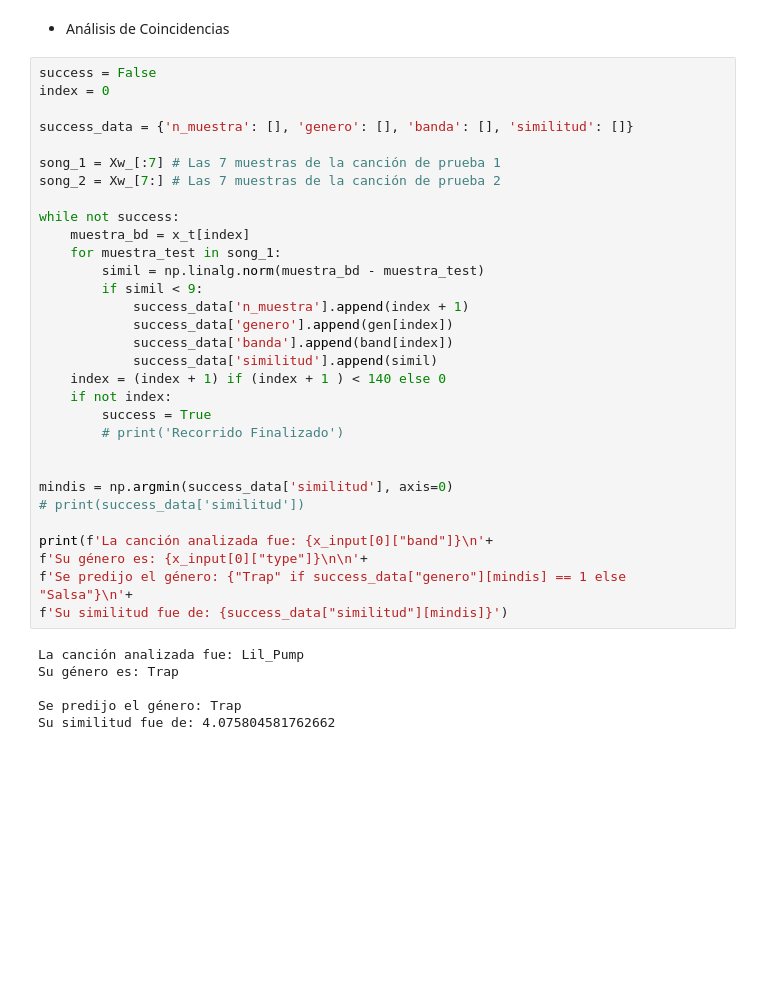
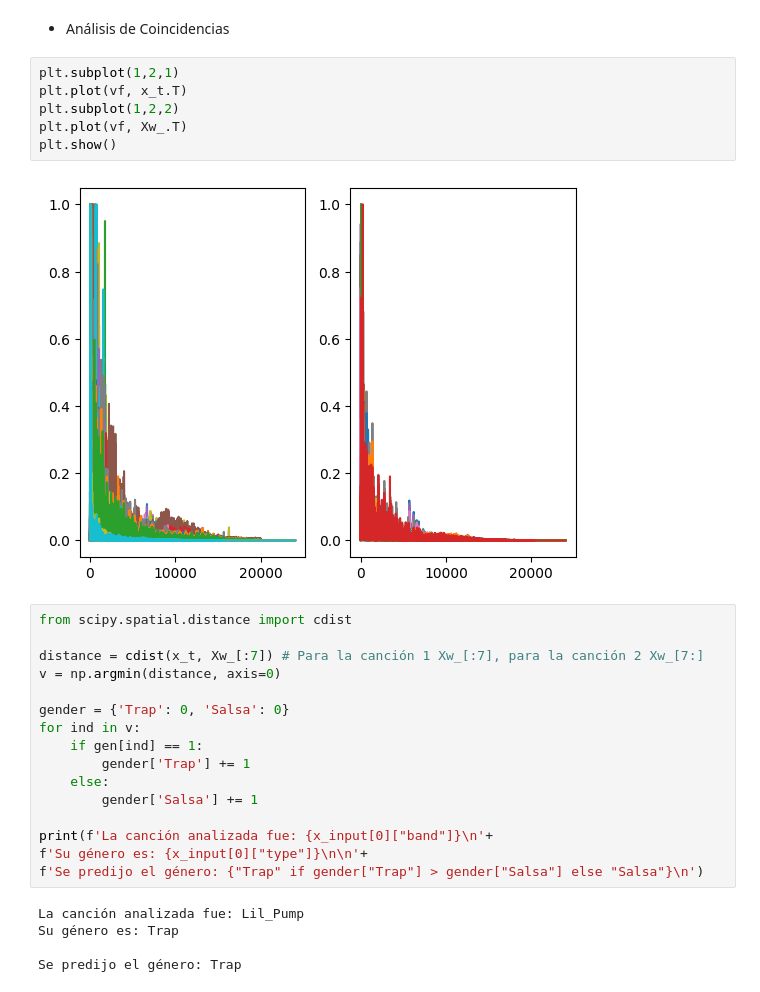
Before and after one commit to Locojuan9/se-ales_y_sistemas, a Jupyter notebook: 3_SerieyTransformadaFourier/Shazam.ipynb, the cells around one changed output. Cells and saved outputs as stored; diff of their text form; blank space fills up the shorter version.

```diff
--- a/3_SerieyTransformadaFourier/Shazam.ipynb
+++ b/3_SerieyTransformadaFourier/Shazam.ipynb
@@ -210,40 +232,32 @@ plt.show()
 # Comparación de espectros (Shazam)
 # %% [markdown]
 * Análisis de Coincidencias
-# %%
-success = False
-index = 0
-
-success_data = {'n_muestra': [], 'genero': [], 'banda': [], 'similitud': []}
-
-song_1 = Xw_[:7] # Las 7 muestras de la canción de prueba 1
-song_2 = Xw_[7:] # Las 7 muestras de la canción de prueba 2
-
-while not success:
-    muestra_bd = x_t[index]
-    for muestra_test in song_1:
-        simil = np.linalg.norm(muestra_bd - muestra_test)
-        if simil < 9:
-            success_data['n_muestra'].append(index + 1)
-            success_data['genero'].append(gen[index])
-            success_data['banda'].append(band[index])
-            success_data['similitud'].append(simil)
-    index = (index + 1) if (index + 1 ) < 140 else 0
-    if not index:
-        success = True
-        # print('Recorrido Finalizado')
-
-
-mindis = np.argmin(success_data['similitud'], axis=0)
-# print(success_data['similitud'])
-
-print(f'La canción analizada fue: {x_input[0]["band"]}\n'+
-f'Su género es: {x_input[0]["type"]}\n\n'+
-f'Se predijo el género: {"Trap" if success_data["genero"][mindis] == 1 else "Salsa"}\n'+
-f'Su similitud fue de: {success_data["similitud"][mindis]}')
-# %% [output]
-La canción analizada fue: Lil_Pump
-Su género es: Trap
-
-Se predijo el género: Trap
-Su similitud fue de: 4.075804581762662
+# %%
+plt.subplot(1,2,1)
+plt.plot(vf, x_t.T)
+plt.subplot(1,2,2)
+plt.plot(vf, Xw_.T)
+plt.show()
+# %% [output]
+[figure, added]
+# %%
+from scipy.spatial.distance import cdist
+
+distance = cdist(x_t, Xw_[:7]) # Para la canción 1 Xw_[:7], para la canción 2 Xw_[7:]
+v = np.argmin(distance, axis=0)
+
+gender = {'Trap': 0, 'Salsa': 0}
+for ind in v:
+    if gen[ind] == 1:
+        gender['Trap'] += 1
+    else:
+        gender['Salsa'] += 1
+
+print(f'La canción analizada fue: {x_input[0]["band"]}\n'+
+f'Su género es: {x_input[0]["type"]}\n\n'+
+f'Se predijo el género: {"Trap" if gender["Trap"] > gender["Salsa"] else "Salsa"}\n')
+# %% [output]
+La canción analizada fue: Lil_Pump
+Su género es: Trap
+
+Se predijo el género: Trap
```
Also changed, not shown: parts of 4 cells of this notebook.
